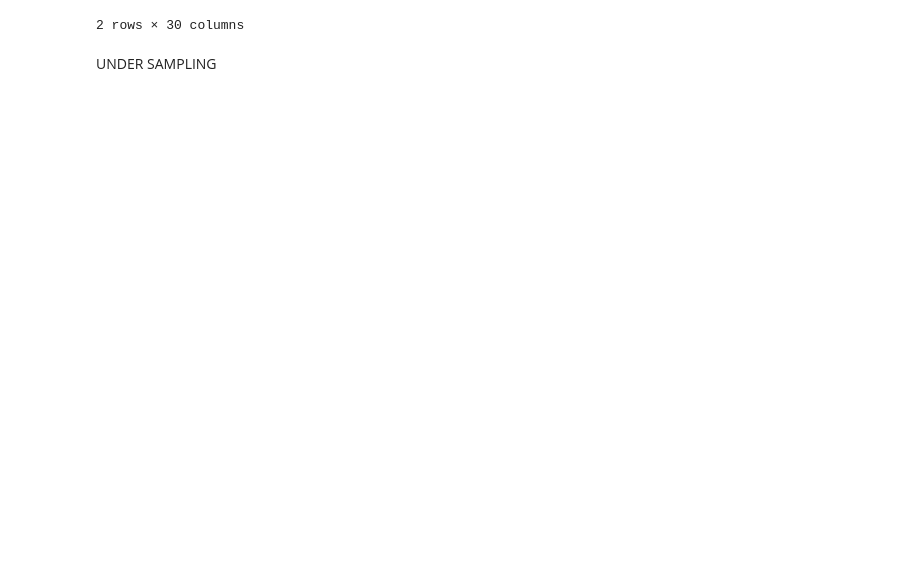
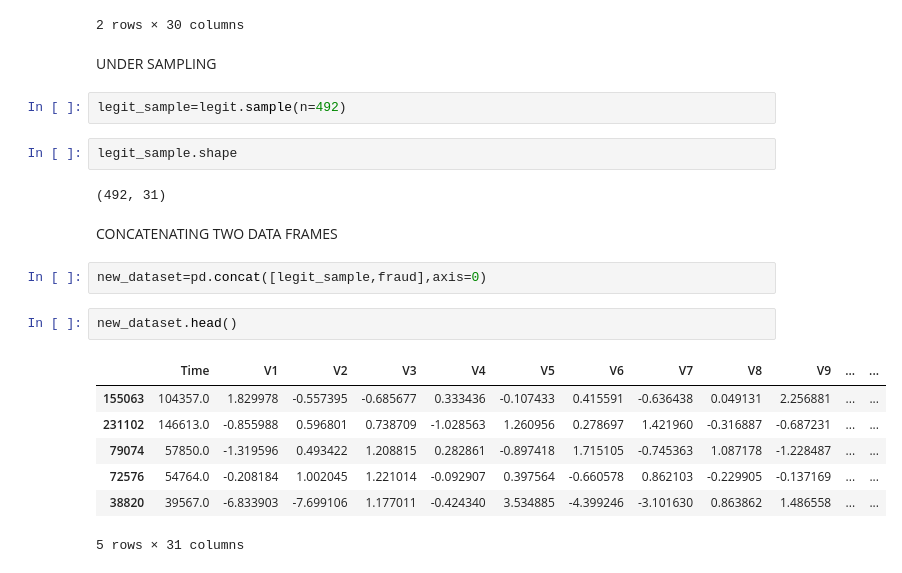
Before and after one commit to CodeMaverick12/fraud-classification, a Jupyter notebook: fraud.ipynb, the cells around one changed output. Saved outputs shown, nothing was run; the diff lists cells and outputs as text; blank space fills up the shorter version.

```diff
--- a/fraud.ipynb
+++ b/fraud.ipynb
@@ -128,3 +129,23 @@ df.groupby('Class').mean()
 2 rows × 30 columns
 # %% [markdown]
 UNDER SAMPLING
+# %%
+legit_sample=legit.sample(n=492)
+# %%
+legit_sample.shape
+# %% [output]
+(492, 31)
+# %% [markdown]
+CONCATENATING TWO DATA FRAMES
+# %%
+new_dataset=pd.concat([legit_sample,fraud],axis=0)
+# %%
+new_dataset.head()
+# %% [output]
+|  | Time | V1 | V2 | V3 | V4 | V5 | V6 | V7 | V8 | V9 | ... | ... |
+| 155063 | 104357.0 | 1.829978 | -0.557395 | -0.685677 | 0.333436 | -0.107433 | 0.415591 | -0.636438 | 0.049131 | 2.256881 | ... | ... |
+| 231102 | 146613.0 | -0.855988 | 0.596801 | 0.738709 | -1.028563 | 1.260956 | 0.278697 | 1.421960 | -0.316887 | -0.687231 | ... | ... |
+| 79074 | 57850.0 | -1.319596 | 0.493422 | 1.208815 | 0.282861 | -0.897418 | 1.715105 | -0.745363 | 1.087178 | -1.228487 | ... | ... |
+| 72576 | 54764.0 | -0.208184 | 1.002045 | 1.221014 | -0.092907 | 0.397564 | -0.660578 | 0.862103 | -0.229905 | -0.137169 | ... | ... |
+| 38820 | 39567.0 | -6.833903 | -7.699106 | 1.177011 | -0.424340 | 3.534885 | -4.399246 | -3.101630 | 0.863862 | 1.486558 | ... | ... |
+5 rows × 31 columns
```
Also changed, not shown: parts of 18 cells of this notebook.
